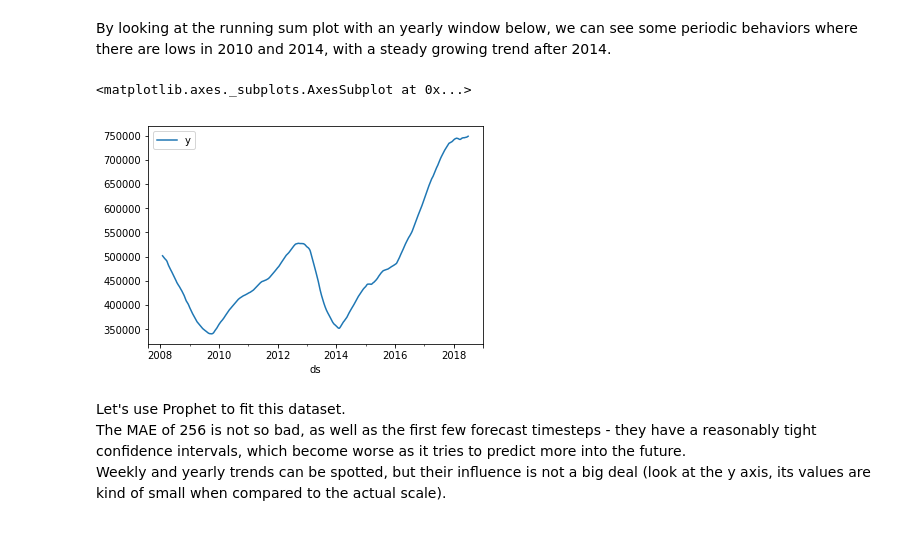
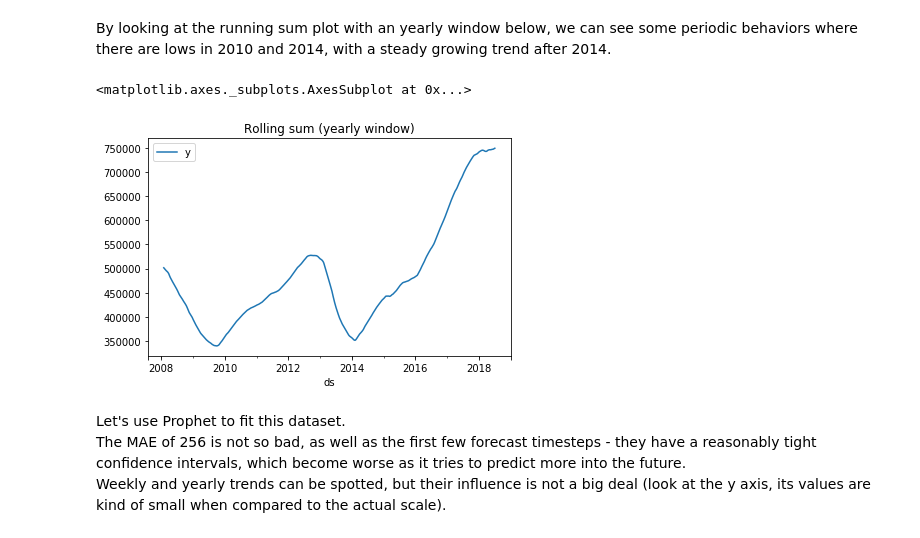
Before and after one commit to bernardoff/ML-Lab, a Jupyter notebook: OLX case study/OLX Case study.ipynb, the cells around one changed output. Saved outputs shown, nothing was run; the diff lists cells and outputs as text; code cells hidden in the pictures.

```diff
--- a/OLX case study/OLX Case study.ipynb
+++ b/OLX case study/OLX Case study.ipynb
@@ -206,10 +214,10 @@ lag_plot(data2_df)
 # %% [markdown]
 By looking at the running sum plot with an yearly window below, we can see some periodic behaviors where there are lows in 2010 and 2014, with a steady growing trend after 2014.
 # %%
-data2_df.rolling(window=365,center=True).sum().plot()
+data2_df.rolling(window=365,center=True).sum().plot(title = 'Rolling sum (yearly window)',figsize=(6.5, 4))
 # %% [output]
 <matplotlib.axes._subplots.AxesSubplot at 0x...>
-[figure, old version]
+[figure, new version]
 # %% [markdown]
 Let's use Prophet to fit this dataset.
 <br> The MAE of 256 is not so bad, as well as the first few forecast timesteps - they have a reasonably tight confidence intervals, which become worse as it tries to predict more into the future.
```
Also changed, not shown: parts of 15 cells of this notebook.
